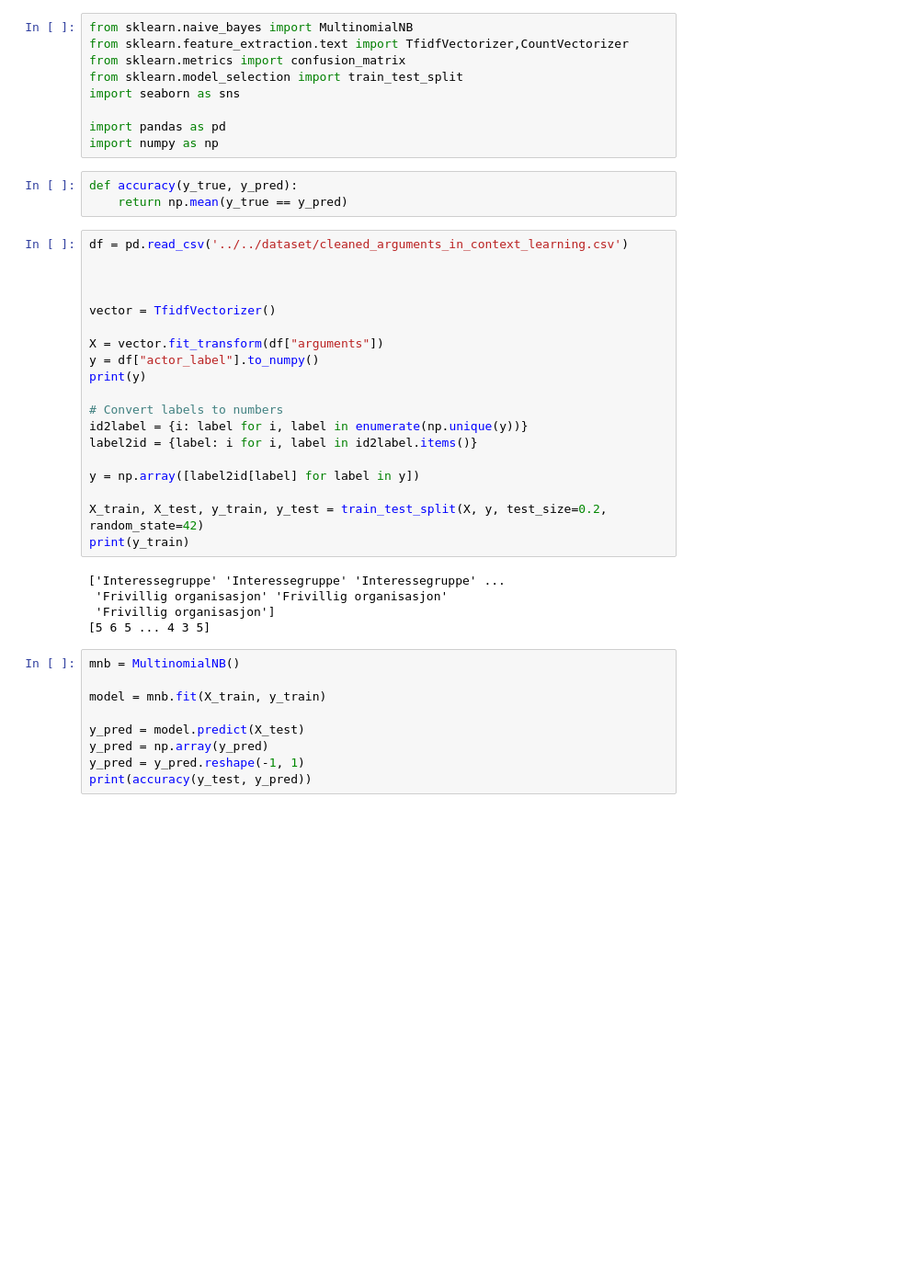
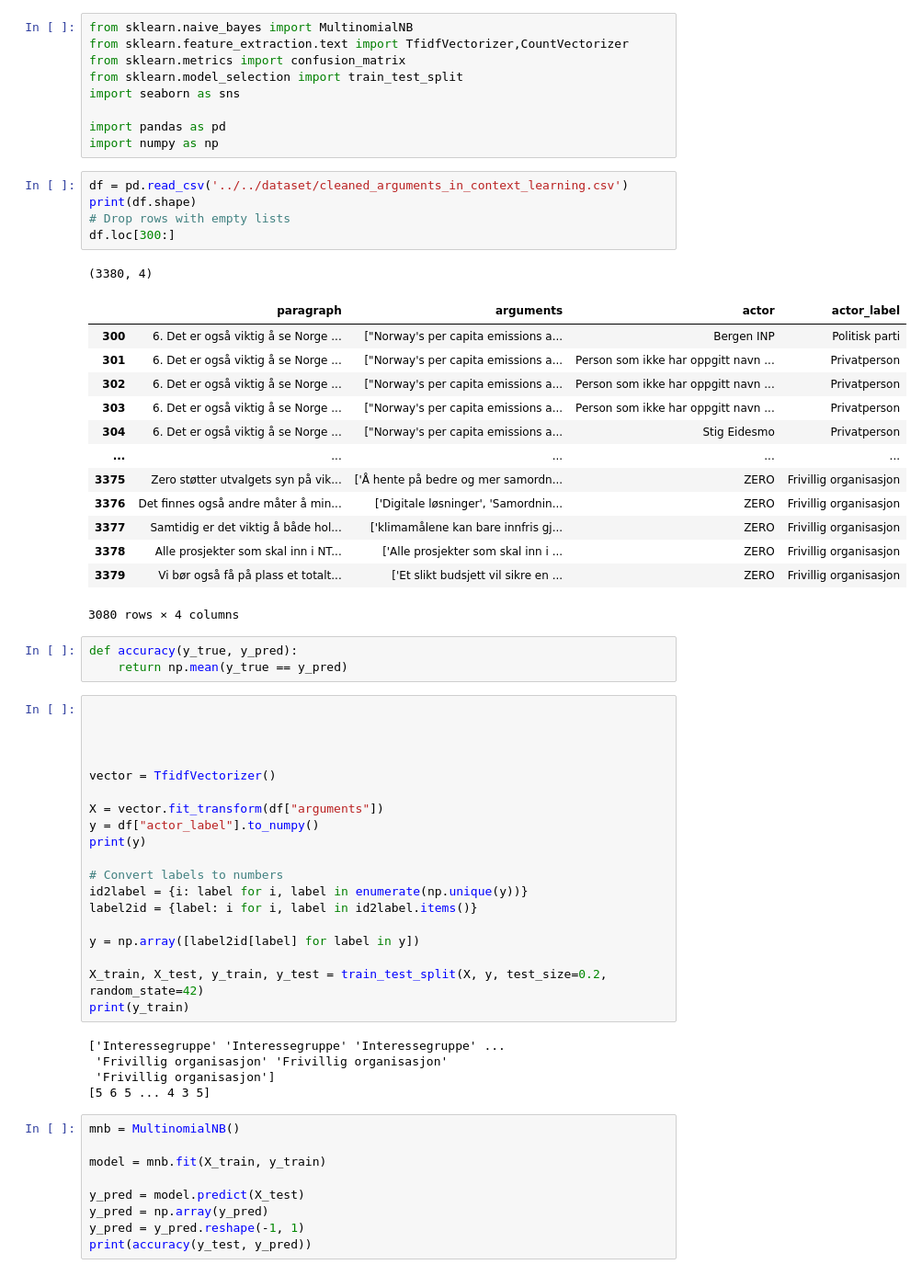
Before and after one commit to henriklarsen28/ArgumentMiningNOUs, a Jupyter notebook: src/notebooks/naive_bayes_classifier.ipynb, the cells around one changed output. Shown at 92% size. Drawn from its saved outputs; the diff is of its cells as text; blank space fills up the shorter version.

```diff
--- a/src/notebooks/naive_bayes_classifier.ipynb
+++ b/src/notebooks/naive_bayes_classifier.ipynb
@@ -7,11 +7,31 @@ import seaborn as sns
 
 import pandas as pd
 import numpy as np
+# %%
+df = pd.read_csv('../../dataset/cleaned_arguments_in_context_learning.csv')
+print(df.shape)
+# Drop rows with empty lists
+df.loc[300:]
+# %% [output]
+(3380, 4)
+|  | paragraph | arguments | actor | actor_label |
+| 300 | 6. Det er også viktig å se Norge ... | ["Norway's per capita emissions a... | Bergen INP | Politisk parti |
+| 301 | 6. Det er også viktig å se Norge ... | ["Norway's per capita emissions a... | Person som ikke har oppgitt navn ... | Privatperson |
+| 302 | 6. Det er også viktig å se Norge ... | ["Norway's per capita emissions a... | Person som ikke har oppgitt navn ... | Privatperson |
+| 303 | 6. Det er også viktig å se Norge ... | ["Norway's per capita emissions a... | Person som ikke har oppgitt navn ... | Privatperson |
+| 304 | 6. Det er også viktig å se Norge ... | ["Norway's per capita emissions a... | Stig Eidesmo | Privatperson |
+| ... | ... | ... | ... | ... |
+| 3375 | Zero støtter utvalgets syn på vik... | ['Å hente på bedre og mer samordn... | ZERO | Frivillig organisasjon |
+| 3376 | Det finnes også andre måter å min... | ['Digitale løsninger', 'Samordnin... | ZERO | Frivillig organisasjon |
+| 3377 | Samtidig er det viktig å både hol... | ['klimamålene kan bare innfris gj... | ZERO | Frivillig organisasjon |
+| 3378 | Alle prosjekter som skal inn i NT... | ['Alle prosjekter som skal inn i ... | ZERO | Frivillig organisasjon |
+| 3379 | Vi bør også få på plass et totalt... | ['Et slikt budsjett vil sikre en ... | ZERO | Frivillig organisasjon |
+3080 rows × 4 columns
 # %%
 def accuracy(y_true, y_pred):
     return np.mean(y_true == y_pred)
 # %%
-df = pd.read_csv('../../dataset/cleaned_arguments_in_context_learning.csv')
+
 
 
 
```
Also changed, not shown: 3 other files.
